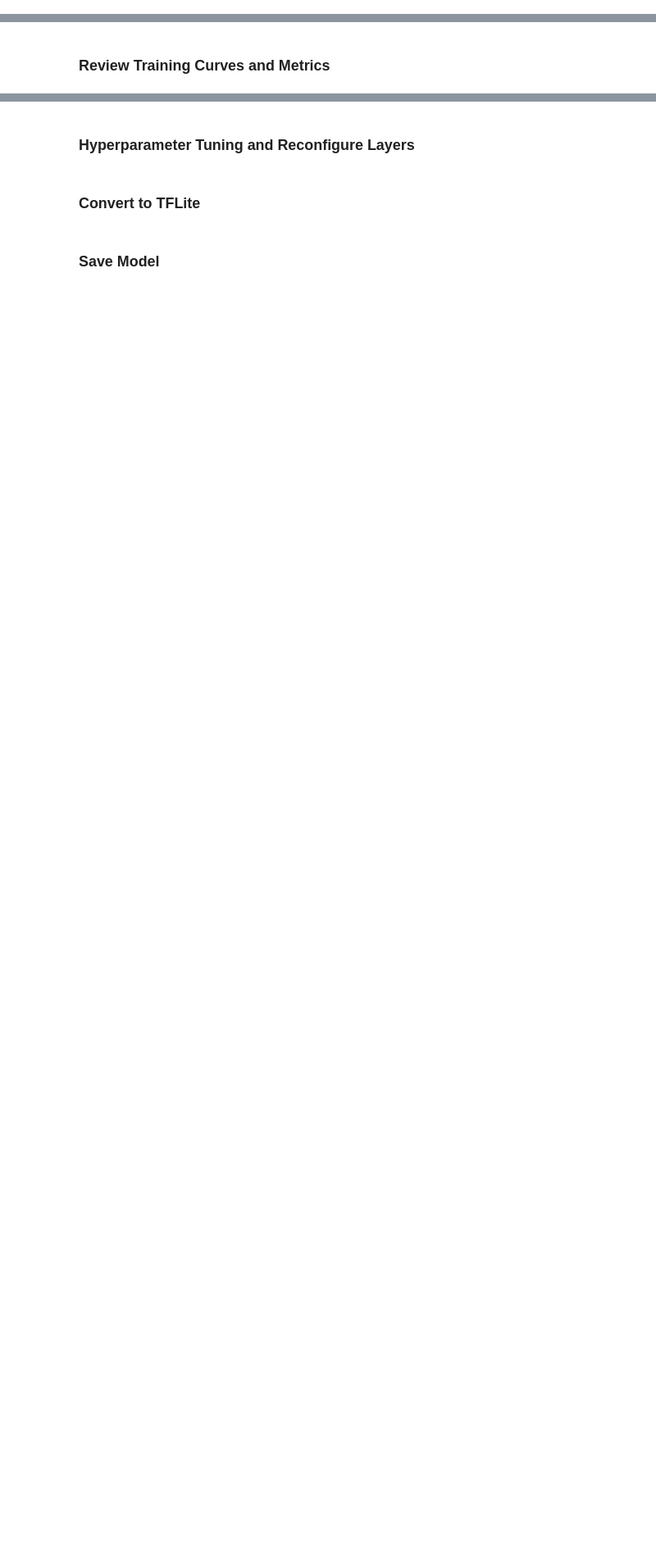
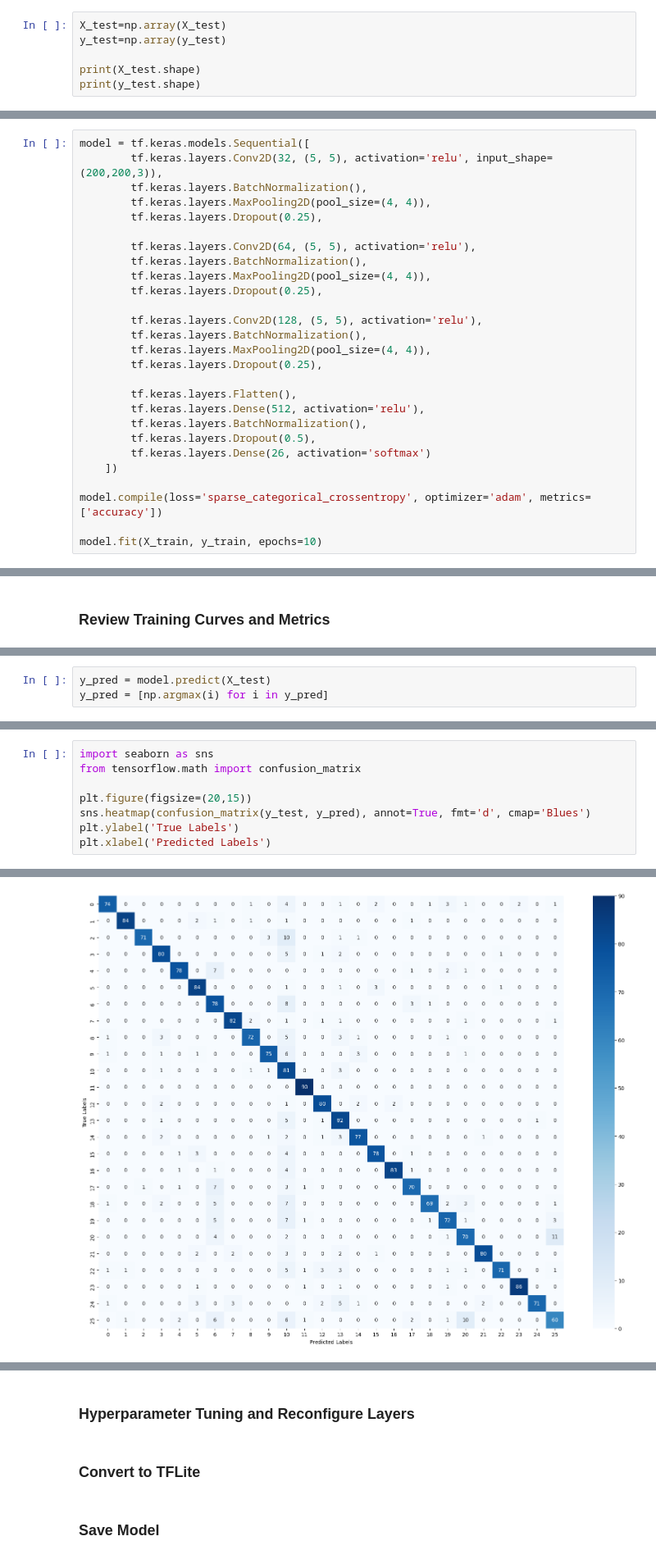
Before and after one commit to IsyaratKu/colab-repository, a Jupyter notebook: IsyaratKu.ipynb, the cells around one changed output, grey strips where cells are left out. Shown at 82% size. Drawn from its saved outputs; the diff is of its cells as text; blank space fills up the shorter version.

Commit message:
BISINDO model up to initial model evaluations

```diff
--- a/IsyaratKu.ipynb
+++ b/IsyaratKu.ipynb
@@ -370,0 +424,6 @@ print(dict)
+# %%
+X_test=np.array(X_test)
+y_test=np.array(y_test)
+
+print(X_test.shape)
+print(y_test.shape)
@@ -376,0 +437,27 @@ print(dict)
+# %%
+model = tf.keras.models.Sequential([
+        tf.keras.layers.Conv2D(32, (5, 5), activation='relu', input_shape=(200,200,3)),
+        tf.keras.layers.BatchNormalization(),
+        tf.keras.layers.MaxPooling2D(pool_size=(4, 4)),
+        tf.keras.layers.Dropout(0.25),
+
+        tf.keras.layers.Conv2D(64, (5, 5), activation='relu'),
+        tf.keras.layers.BatchNormalization(),
+        tf.keras.layers.MaxPooling2D(pool_size=(4, 4)),
+        tf.keras.layers.Dropout(0.25),
+
+        tf.keras.layers.Conv2D(128, (5, 5), activation='relu'),
+        tf.keras.layers.BatchNormalization(),
+        tf.keras.layers.MaxPooling2D(pool_size=(4, 4)),
+        tf.keras.layers.Dropout(0.25),
+
+        tf.keras.layers.Flatten(),
+        tf.keras.layers.Dense(512, activation='relu'),
+        tf.keras.layers.BatchNormalization(),
+        tf.keras.layers.Dropout(0.5),
+        tf.keras.layers.Dense(26, activation='softmax')
+    ])
+
+model.compile(loss='sparse_categorical_crossentropy', optimizer='adam', metrics=['accuracy'])
+
+model.fit(X_train, y_train, epochs=10)
@@ -378,0 +494,3 @@ print(dict)
+# %%
+y_pred = model.predict(X_test)
+y_pred = [np.argmax(i) for i in y_pred]
@@ -378,0 +499,9 @@ print(dict)
+# %%
+import seaborn as sns
+from tensorflow.math import confusion_matrix
+
+plt.figure(figsize=(20,15))
+sns.heatmap(confusion_matrix(y_test, y_pred), annot=True, fmt='d', cmap='Blues')
+plt.ylabel('True Labels')
+plt.xlabel('Predicted Labels')
+# %% [output]
@@ -378,0 +509 @@ print(dict)
+[figure, added]
```
Also changed, not shown: parts of 14 cells of this notebook.
